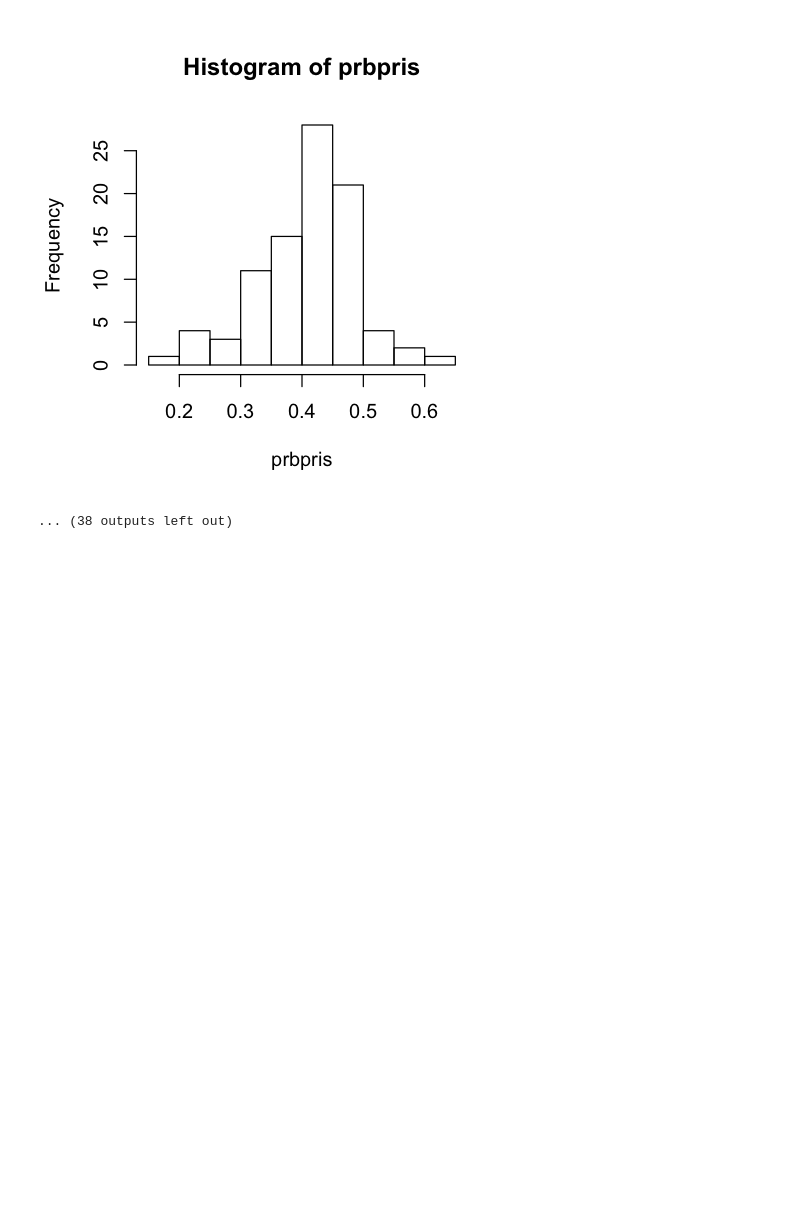
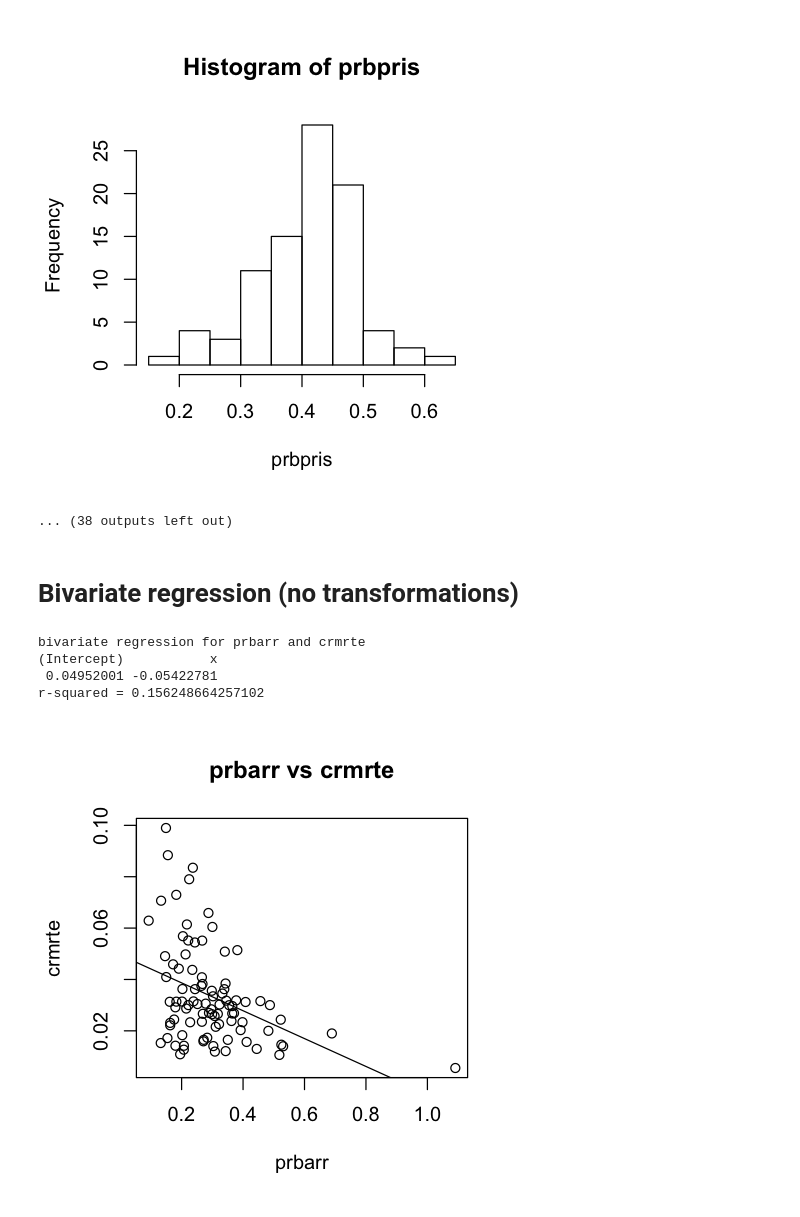
Before and after one commit to ramirocadavid/w203-Lab3, a Jupyter notebook: lab3_eda_katie.ipynb, the cells around one changed output. Saved outputs shown, nothing was run; the diff lists cells and outputs as text; code cells hidden in the pictures; blank space fills up the shorter version.

```diff
--- a/lab3_eda_katie.ipynb
+++ b/lab3_eda_katie.ipynb
@@ -197,3 +199,25 @@ prbpris has 90 observations and 0 nulls
  0.1500  0.3642  0.4222  0.4106  0.4576  0.6000
 [figure]
 ... (38 outputs left out)
+# %% [markdown]
+# Bivariate regression (no transformations)
+# %%
+bivariate = function(x_col, y_col, data){
+    x = data[,x_col]
+    y = data[,y_col]
+    model = lm(y ~ x)
+    cat(paste("bivariate regression for", x_col, "and", y_col,"\n"))
+    print(model$coefficients)
+    cat(paste("r-squared =", summary(model)$r.square))
+    plot(x, y, main = paste(x_col, "vs", y_col), xlab = x_col, ylab = y_col)
+    abline(model)
+    return(model)
+}
+# %%
+bivariate_prbarr = bivariate("prbarr", "crmrte", crime)
+# %% [output]
+bivariate regression for prbarr and crmrte
+(Intercept)           x
+ 0.04952001 -0.05422781
+r-squared = 0.156248664257102
+[figure, added]
```
Also changed, not shown: parts of 32 cells of this notebook.
